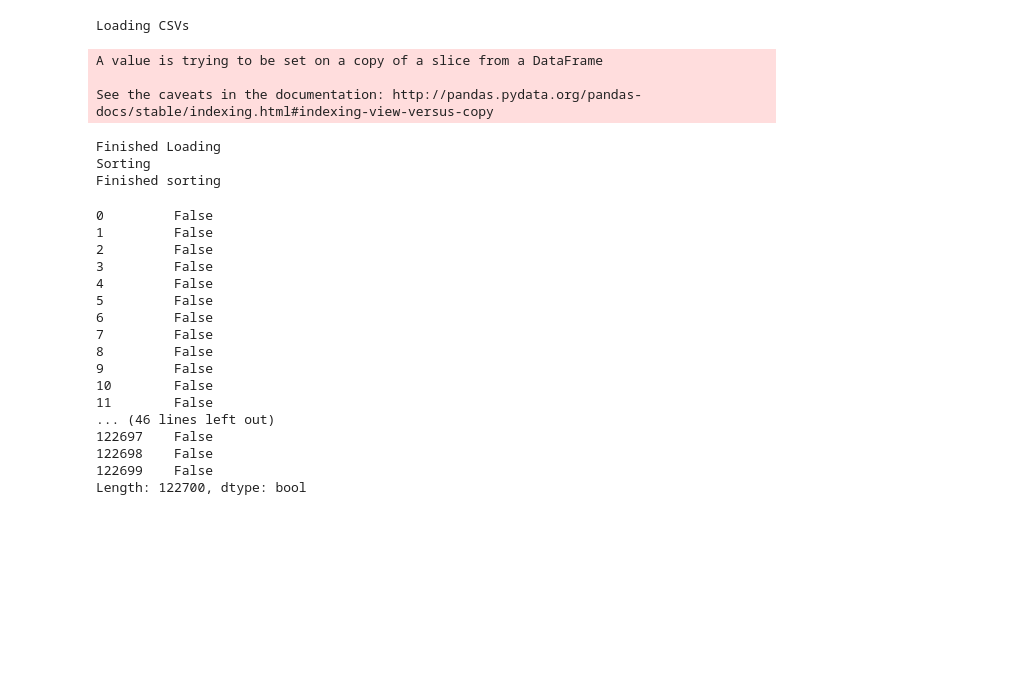
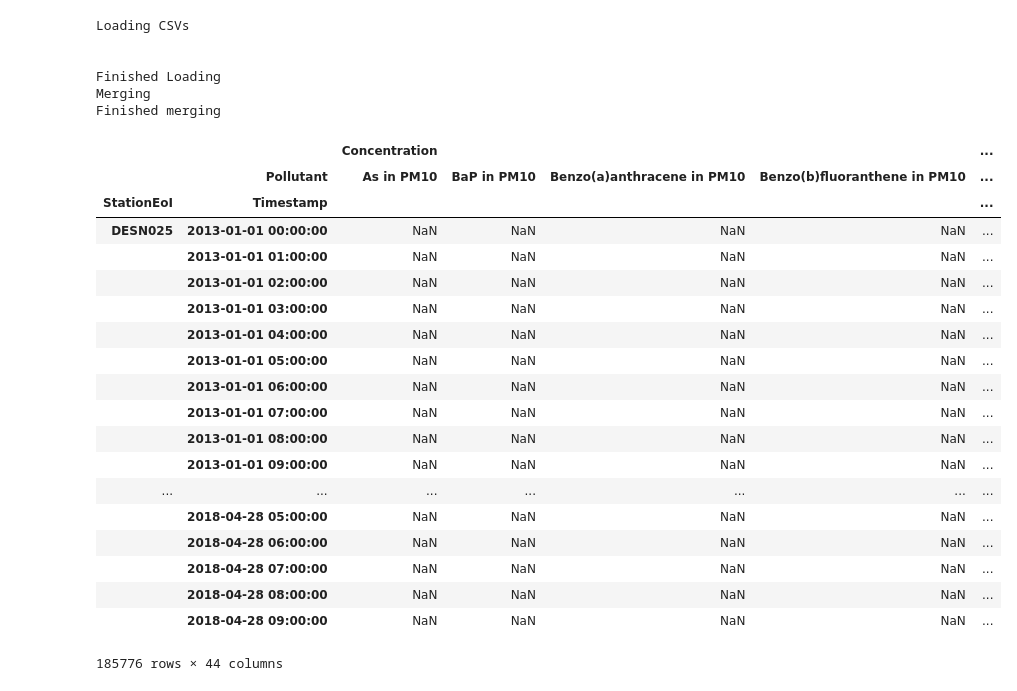
Before and after one commit to Basanites/Pollutant-Prediction, a Jupyter notebook: lets_work.ipynb, the cells around one changed output. Cells and saved outputs as stored; diff of their text form; code cells hidden in the pictures; blank space fills up the shorter version.

```diff
--- a/lets_work.ipynb
+++ b/lets_work.ipynb
@@ -37,24 +37,26 @@ for file in glob.glob('res/*.csv'):
 
     # make pollutant a column for better memory usage
     clean = clean.pivot(columns='AirPollutant')
-    df = pd.concat([df, clean], axis=1)
+    df = pd.concat([df, clean])
+
+print('\nFinished Loading')
+print('Merging')
 
 # make names shorter
 df.index.names = ['StationEoI', 'Timestamp']
 df.columns.names = [None, 'Pollutant']
+df = df.sort_index()
+df = df.groupby(level=[0,1]).first()
 
-print('\nFinished Loading')
-print('Sorting')
-df = df.sort_index()
-print('Finished sorting')
+
+print('Finished merging')
 # %% [output]
 Loading CSVs
+
+
+Finished Loading
+Merging
+Finished merging
-A value is trying to be set on a copy of a slice from a DataFrame
-
-See the caveats in the documentation: http://pandas.pydata.org/pandas-docs/stable/indexing.html#indexing-view-versus-copy
-Finished Loading
-Sorting
-Finished sorting
 # %%
 df = pd.DataFrame()
 
@@ -62,7 +64,8 @@ for file in glob.glob('res/*2013_timeseries.csv'):
     # read single file, index on StationEoI and DatetimeEnd
     read = pd.read_csv(file,
                  encoding="utf-16", parse_dates=[13, 14],
-                 infer_datetime_format=True)
+                 infer_datetime_format=True,
+                 index_col=[4,14])
     # drop 'bulk' files because they have different averaging
     bulks = read.SamplingPoint.str.lower().str.contains('bulk')
     clean = read[~bulks].copy()
@@ -75,31 +78,39 @@ for file in glob.glob('res/*2013_timeseries.csv'):
                  'AveragingTime'],
         inplace=True)
 
-    df = pd.concat([df, clean], ignore_index=True)
+    pivoted = clean.pivot(columns='AirPollutant')
+
+    df = pd.concat([df, pivoted])
 
 # make pollutant a column for better memory usage
 #df = df.pivot(columns='AirPollutant')
 
 # make names shorter
-#df.index.names = ['StationEoI', 'Timestamp']
-#df.columns.names = [None, 'Pollutant']
+df.index.names = ['StationEoI', 'Timestamp']
+df.columns.names = [None, 'Pollutant']
+
+df = df.sort_index()
+df = df.groupby(level=[0,1]).first()
 # %%
-df[df.duplicated()]
+df
 # %% [output]
+|  |  | Concentration |  |  |  | ... |
+|  | Pollutant | As in PM10 | BaP in PM10 | Benzo(a)anthracene in PM10 | Benzo(b)fluoranthene in PM10 | ... |
+| StationEoI | Timestamp |  |  |  |  | ... |
+| DESN025 | 2013-01-01 00:00:00 | NaN | NaN | NaN | NaN | ... |
+|  | 2013-01-01 01:00:00 | NaN | NaN | NaN | NaN | ... |
+|  | 2013-01-01 02:00:00 | NaN | NaN | NaN | NaN | ... |
+|  | 2013-01-01 03:00:00 | NaN | NaN | NaN | NaN | ... |
+|  | 2013-01-01 04:00:00 | NaN | NaN | NaN | NaN | ... |
+|  | 2013-01-01 05:00:00 | NaN | NaN | NaN | NaN | ... |
+|  | 2013-01-01 06:00:00 | NaN | NaN | NaN | NaN | ... |
+|  | 2013-01-01 07:00:00 | NaN | NaN | NaN | NaN | ... |
+|  | 2013-01-01 08:00:00 | NaN | NaN | NaN | NaN | ... |
+|  | 2013-01-01 09:00:00 | NaN | NaN | NaN | NaN | ... |
+| ... | ... | ... | ... | ... | ... | ... |
+|  | 2018-04-28 05:00:00 | NaN | NaN | NaN | NaN | ... |
+|  | 2018-04-28 06:00:00 | NaN | NaN | NaN | NaN | ... |
+|  | 2018-04-28 07:00:00 | NaN | NaN | NaN | NaN | ... |
+|  | 2018-04-28 08:00:00 | NaN | NaN | NaN | NaN | ... |
+|  | 2018-04-28 09:00:00 | NaN | NaN | NaN | NaN | ... |
-0         False
-1         False
-2         False
-3         False
-4         False
-5         False
-6         False
-7         False
-8         False
-9         False
-10        False
-11        False
-... (46 lines left out)
-122697    False
-122698    False
-122699    False
-Length: 122700, dtype: bool
+185776 rows × 44 columns
```
Also changed, not shown: parts of 3 cells of this notebook.
